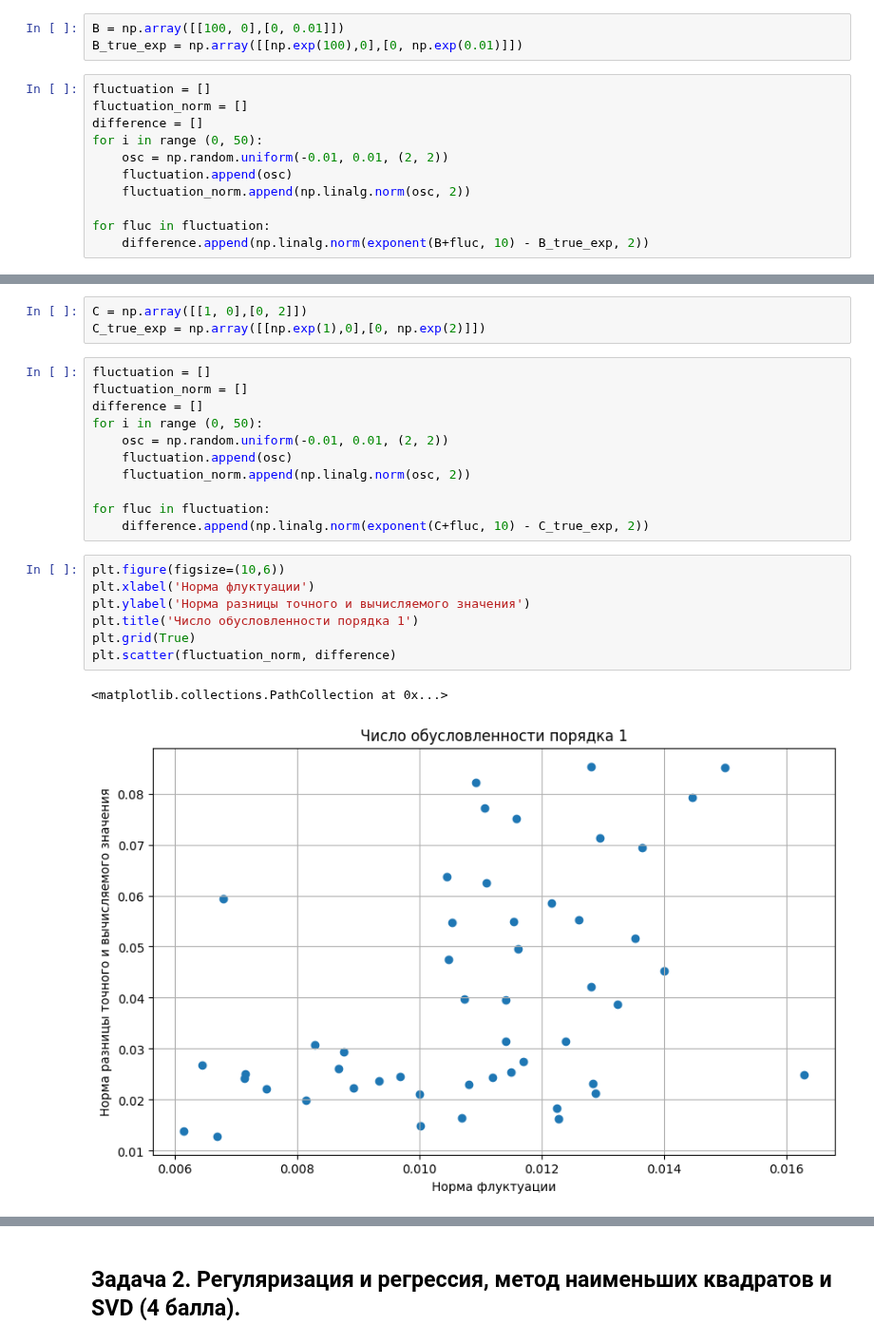
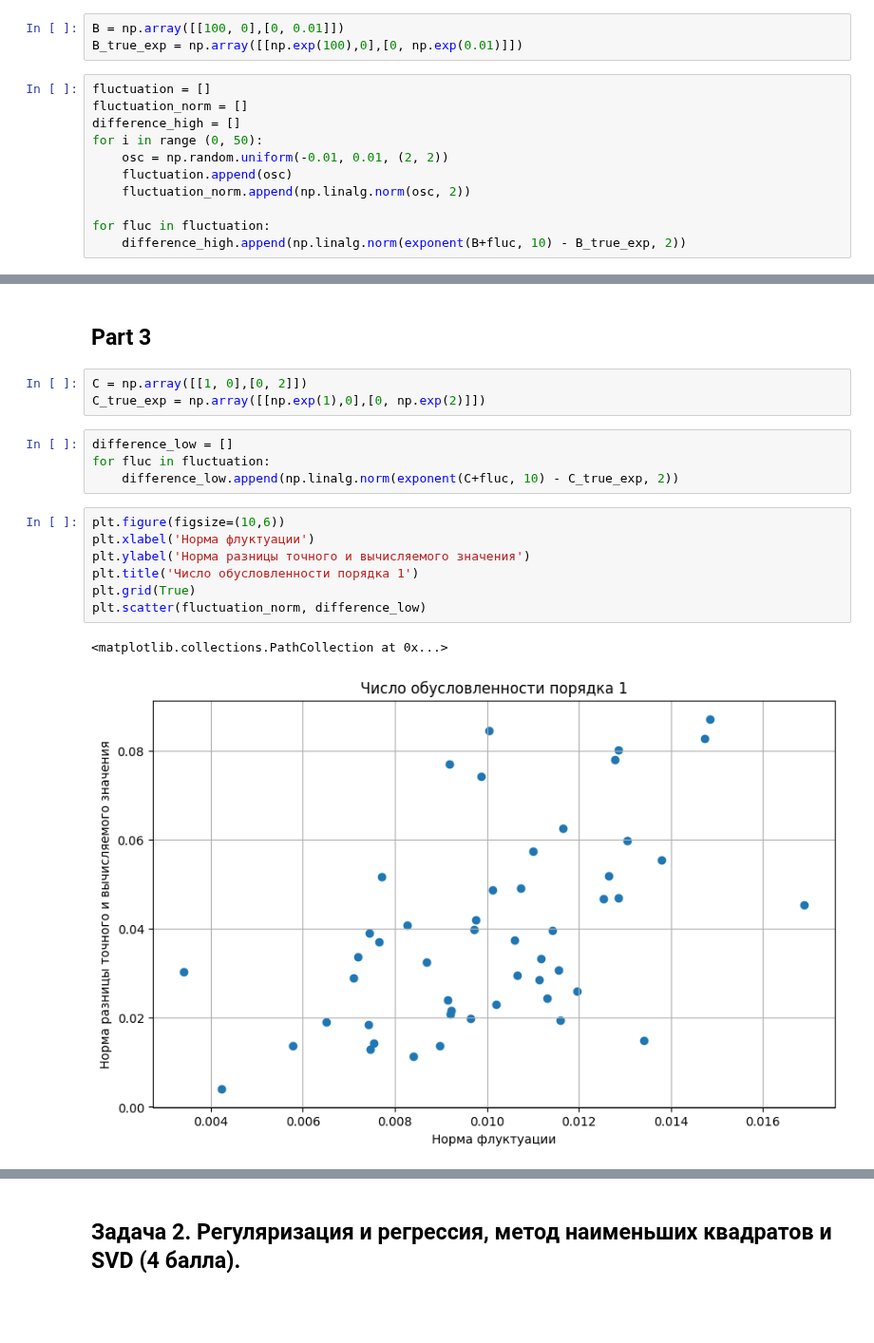
Before and after one commit to OhNoMyRook/Calculus, a Jupyter notebook: Контрольная_работа_2_вариант_1_4_2024_год.ipynb, the cells around one changed output, grey strips where cells are left out. Shown at 95% size. Cells and saved outputs as stored; diff of their text form; blank space fills up the shorter version.

```diff
--- a/Контрольная_работа_2_вариант_1_4_2024_год.ipynb
+++ b/Контрольная_работа_2_вариант_1_4_2024_год.ipynb
@@ -90,14 +94,14 @@ B_true_exp = np.array([[np.exp(100),0],[0, np.exp(0.01)]])
 # %%
 fluctuation = []
 fluctuation_norm = []
-difference = []
+difference_high = []
 for i in range (0, 50):
     osc = np.random.uniform(-0.01, 0.01, (2, 2))
     fluctuation.append(osc)
     fluctuation_norm.append(np.linalg.norm(osc, 2))
 
 for fluc in fluctuation:
-    difference.append(np.linalg.norm(exponent(B+fluc, 10) - B_true_exp, 2))
+    difference_high.append(np.linalg.norm(exponent(B+fluc, 10) - B_true_exp, 2))
 # %%
 plt.figure(figsize=(10,6))
 plt.xlabel('Норма флуктуации')
@@ -111,24 +115,19 @@ plt.scatter(fluctuation_norm, difference)
+# %% [markdown]
+## Part 3
 # %%
 C = np.array([[1, 0],[0, 2]])
 C_true_exp = np.array([[np.exp(1),0],[0, np.exp(2)]])
 # %%
-fluctuation = []
-fluctuation_norm = []
-difference = []
-for i in range (0, 50):
-    osc = np.random.uniform(-0.01, 0.01, (2, 2))
-    fluctuation.append(osc)
-    fluctuation_norm.append(np.linalg.norm(osc, 2))
-
+difference_low = []
 for fluc in fluctuation:
-    difference.append(np.linalg.norm(exponent(C+fluc, 10) - C_true_exp, 2))
+    difference_low.append(np.linalg.norm(exponent(C+fluc, 10) - C_true_exp, 2))
 # %%
 plt.figure(figsize=(10,6))
 plt.xlabel('Норма флуктуации')
 plt.ylabel('Норма разницы точного и вычисляемого значения')
 plt.title('Число обусловленности порядка 1')
 plt.grid(True)
-plt.scatter(fluctuation_norm, difference)
+plt.scatter(fluctuation_norm, difference_low)
 # %% [output]
 <matplotlib.collections.PathCollection at 0x...>
-[figure, old version]
+[figure, new version]
```
Also changed, not shown: parts of 61 cells of this notebook, 1 other file.
